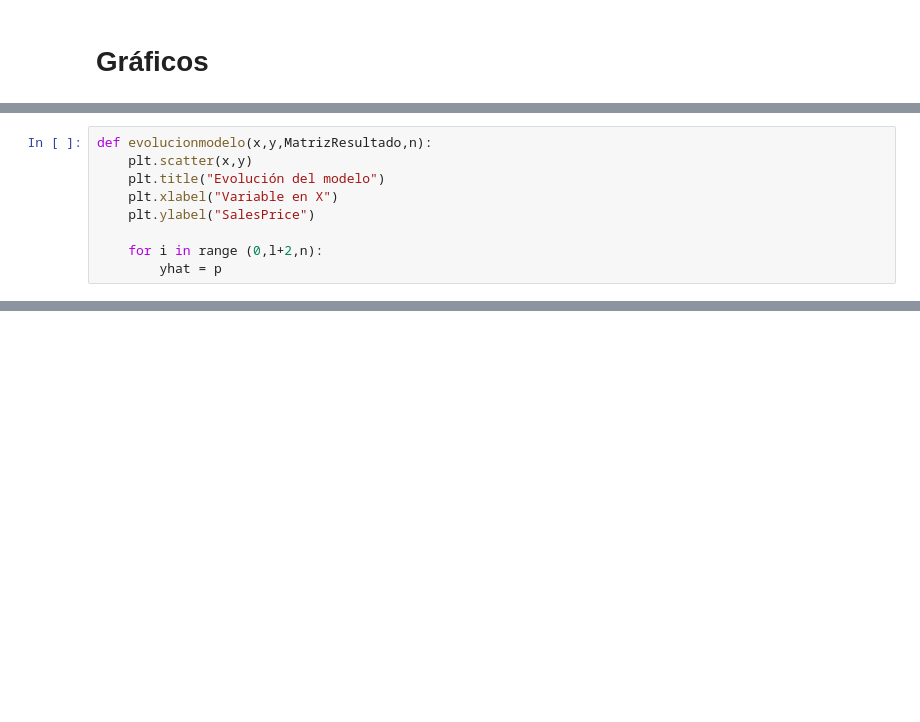
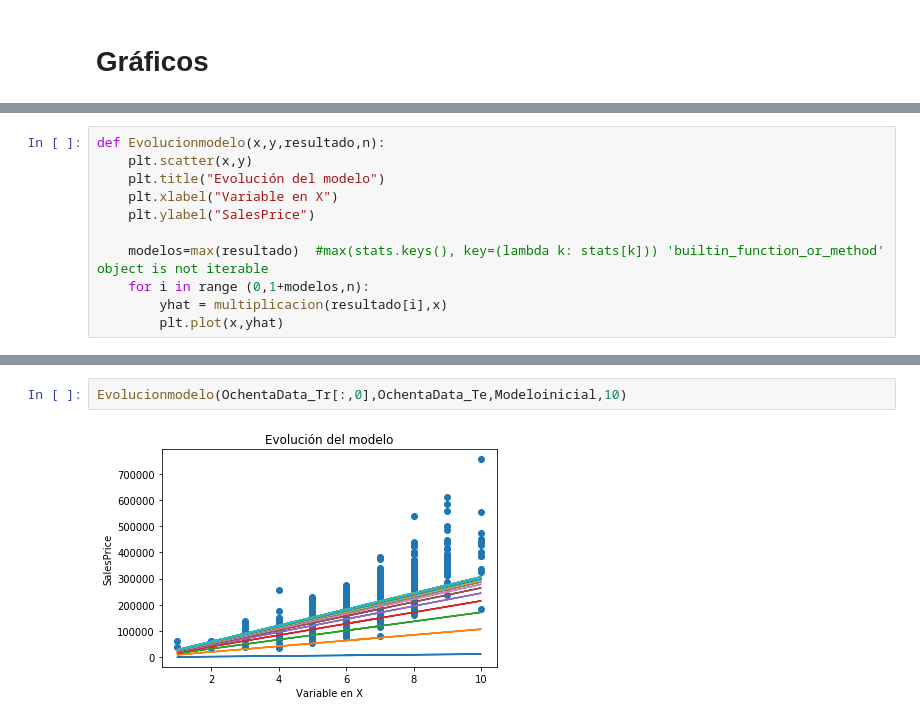
Before and after one commit to JsebastianR92/Proyecto-1, a Jupyter notebook: Proyecto 1.ipynb, the cells around one changed output, grey strips where cells are left out. Cells and saved outputs as stored; diff of their text form; blank space fills up the shorter version.

```diff
--- a/Proyecto 1.ipynb
+++ b/Proyecto 1.ipynb
@@ -209,11 +233,13 @@ def GraficaError (error_it):
     plt.xlabel("Iteracion")
     plt.ylabel("Error")
 # %%
-def evolucionmodelo(x,y,MatrizResultado,n):
+def Evolucionmodelo(x,y,resultado,n):
     plt.scatter(x,y)
     plt.title("Evolución del modelo")
     plt.xlabel("Variable en X")
     plt.ylabel("SalesPrice")
 
-    for i in range (0,l+2,n):
-        yhat = p
+    modelos=max(resultado)  #max(stats.keys(), key=(lambda k: stats[k])) 'builtin_function_or_method' object is not iterable
+    for i in range (0,1+modelos,n):
+        yhat = multiplicacion(resultado[i],x)
+        plt.plot(x,yhat)
@@ -219,0 +273,4 @@ def evolucionmodelo(x,y,MatrizResultado,n):
+# %%
+Evolucionmodelo(OchentaData_Tr[:,0],OchentaData_Te,Modeloinicial,10)
+# %% [output]
+[figure, added]
```
Also changed, not shown: parts of 12 cells of this notebook.
